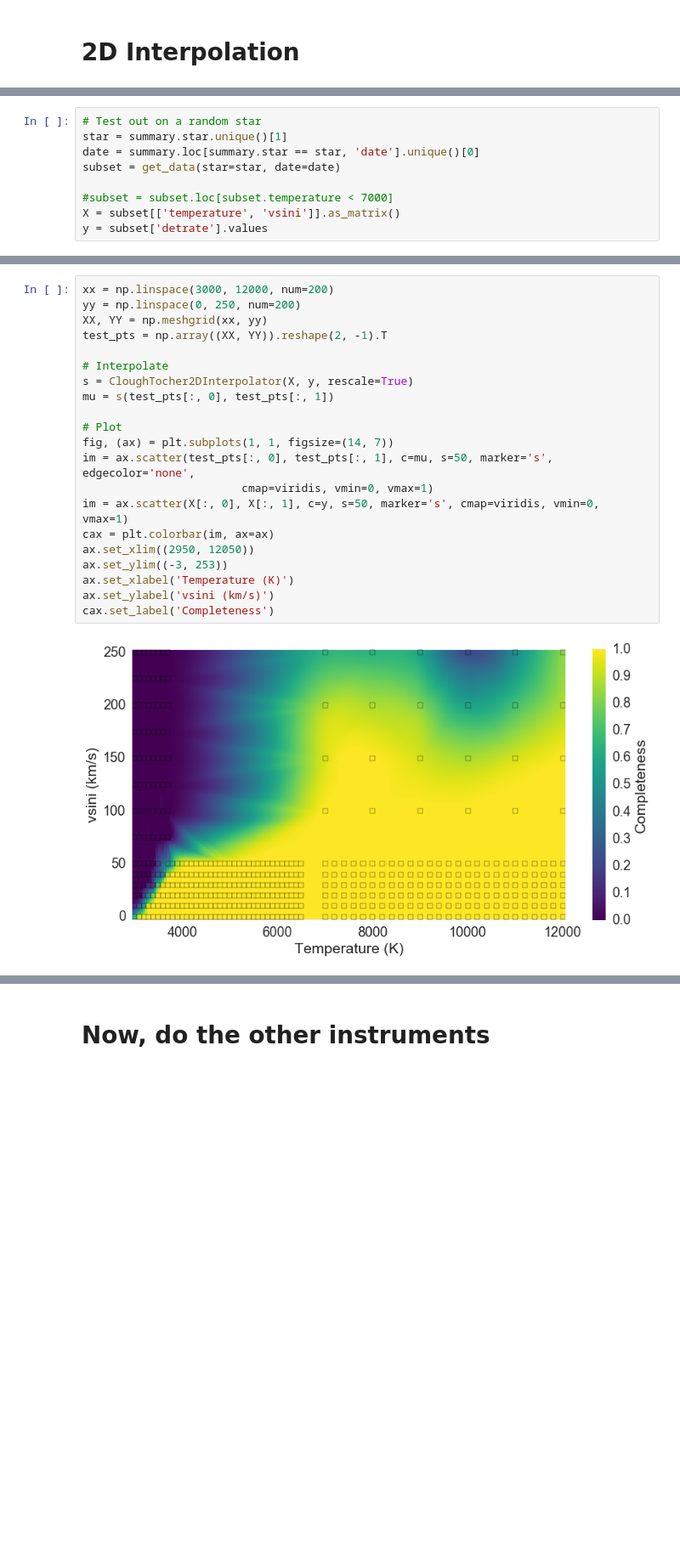
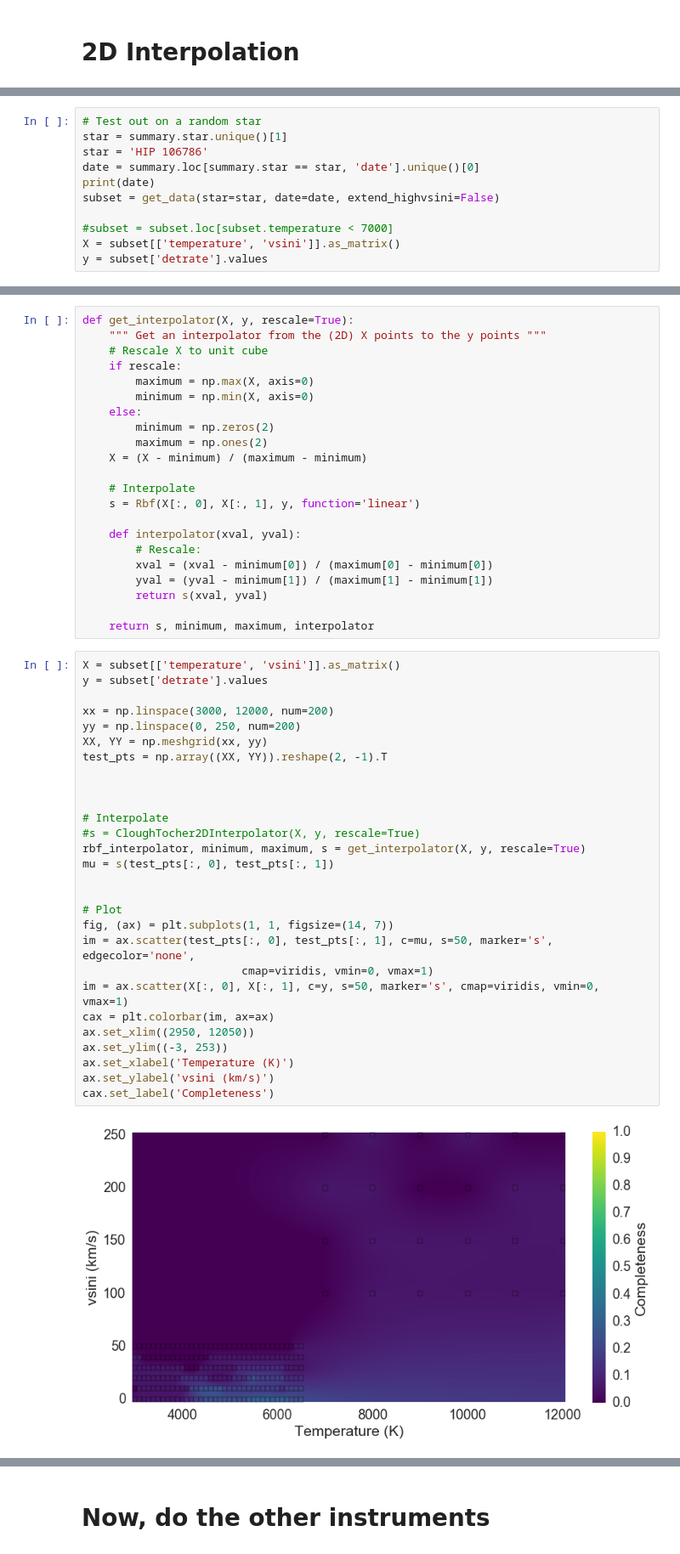
Before and after one commit to kgullikson88/BinaryInference, a Jupyter notebook: Completeness.ipynb, the cells around one changed output, grey strips where cells are left out. Shown at 85% size. Saved outputs shown, nothing was run; the diff lists cells and outputs as text; blank space fills up the shorter version.

```diff
--- a/Completeness.ipynb
+++ b/Completeness.ipynb
@@ -384,8 +386,10 @@ def get_data(star, date, addmode='simple'):
 # %%
 # Test out on a random star
 star = summary.star.unique()[1]
+star = 'HIP 106786'
 date = summary.loc[summary.star == star, 'date'].unique()[0]
-subset = get_data(star=star, date=date)
+print(date)
+subset = get_data(star=star, date=date, extend_highvsini=False)
 
 #subset = subset.loc[subset.temperature < 7000]
 X = subset[['temperature', 'vsini']].as_matrix()
@@ -393,25 +399,54 @@ y = subset['detrate'].values
+# %%
+def get_interpolator(X, y, rescale=True):
+    """ Get an interpolator from the (2D) X points to the y points """
+    # Rescale X to unit cube
+    if rescale:
+        maximum = np.max(X, axis=0)
+        minimum = np.min(X, axis=0)
+    else:
+        minimum = np.zeros(2)
+        maximum = np.ones(2)
+    X = (X - minimum) / (maximum - minimum)
+
+    # Interpolate
+    s = Rbf(X[:, 0], X[:, 1], y, function='linear')
+
+    def interpolator(xval, yval):
+        # Rescale:
+        xval = (xval - minimum[0]) / (maximum[0] - minimum[0])
+        yval = (yval - minimum[1]) / (maximum[1] - minimum[1])
+        return s(xval, yval)
+
+    return s, minimum, maximum, interpolator
 # %%
+X = subset[['temperature', 'vsini']].as_matrix()
+y = subset['detrate'].values
+
 xx = np.linspace(3000, 12000, num=200)
 yy = np.linspace(0, 250, num=200)
 XX, YY = np.meshgrid(xx, yy)
 test_pts = np.array((XX, YY)).reshape(2, -1).T
 
+
+
 # Interpolate
-s = CloughTocher2DInterpolator(X, y, rescale=True)
+#s = CloughTocher2DInterpolator(X, y, rescale=True)
+rbf_interpolator, minimum, maximum, s = get_interpolator(X, y, rescale=True)
 mu = s(test_pts[:, 0], test_pts[:, 1])
+
 
 # Plot
 fig, (ax) = plt.subplots(1, 1, figsize=(14, 7))
 im = ax.scatter(test_pts[:, 0], test_pts[:, 1], c=mu, s=50, marker='s', edgecolor='none',
                         cmap=viridis, vmin=0, vmax=1)
 im = ax.scatter(X[:, 0], X[:, 1], c=y, s=50, marker='s', cmap=viridis, vmin=0, vmax=1)
 cax = plt.colorbar(im, ax=ax)
 ax.set_xlim((2950, 12050))
 ax.set_ylim((-3, 253))
 ax.set_xlabel('Temperature (K)')
 ax.set_ylabel('vsini (km/s)')
 cax.set_label('Completeness')
 # %% [output]
-[figure, old version]
+[figure, new version]
 # %%
 # Interpolate the completeness for every star.
```
Also changed, not shown: parts of 8 cells of this notebook, 2 other files.
